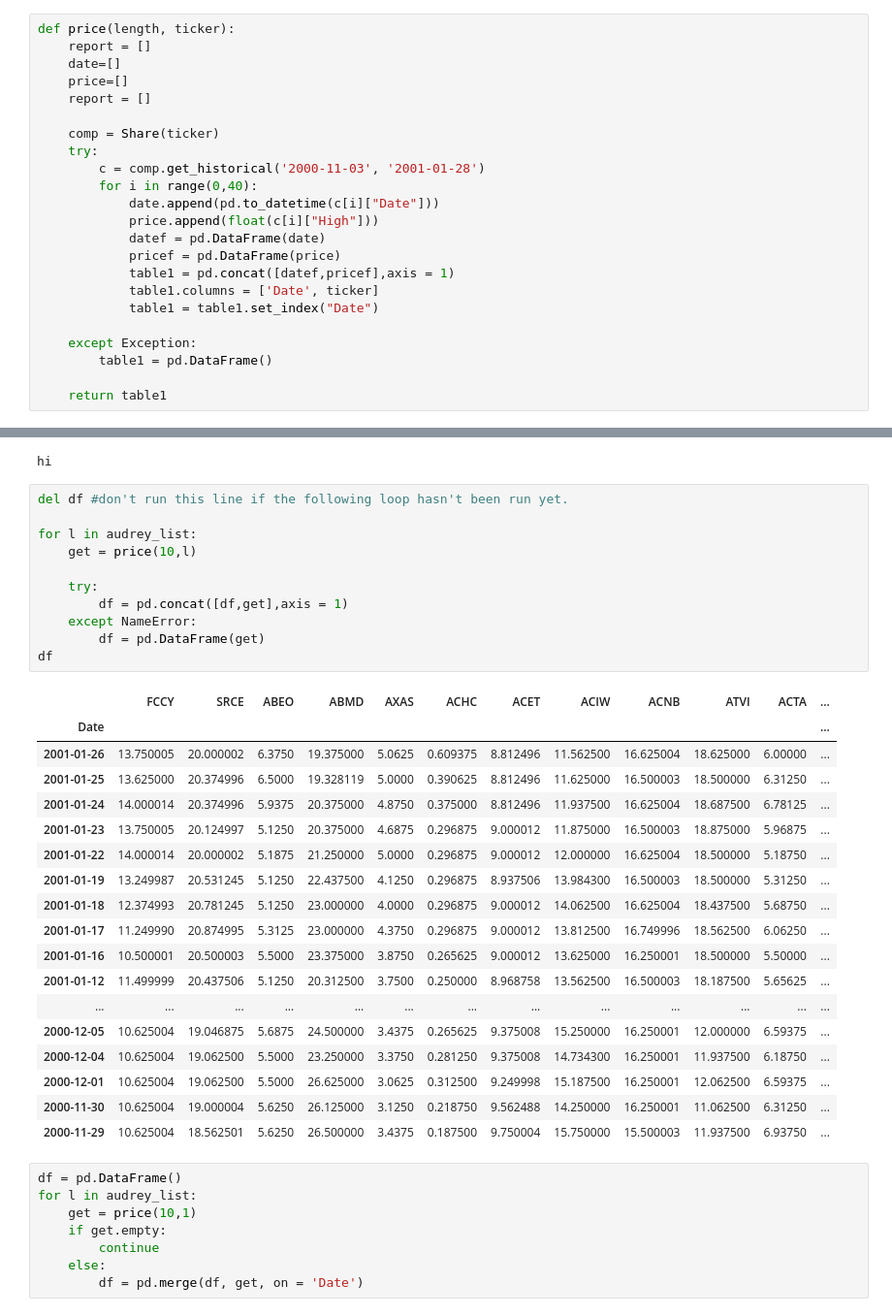
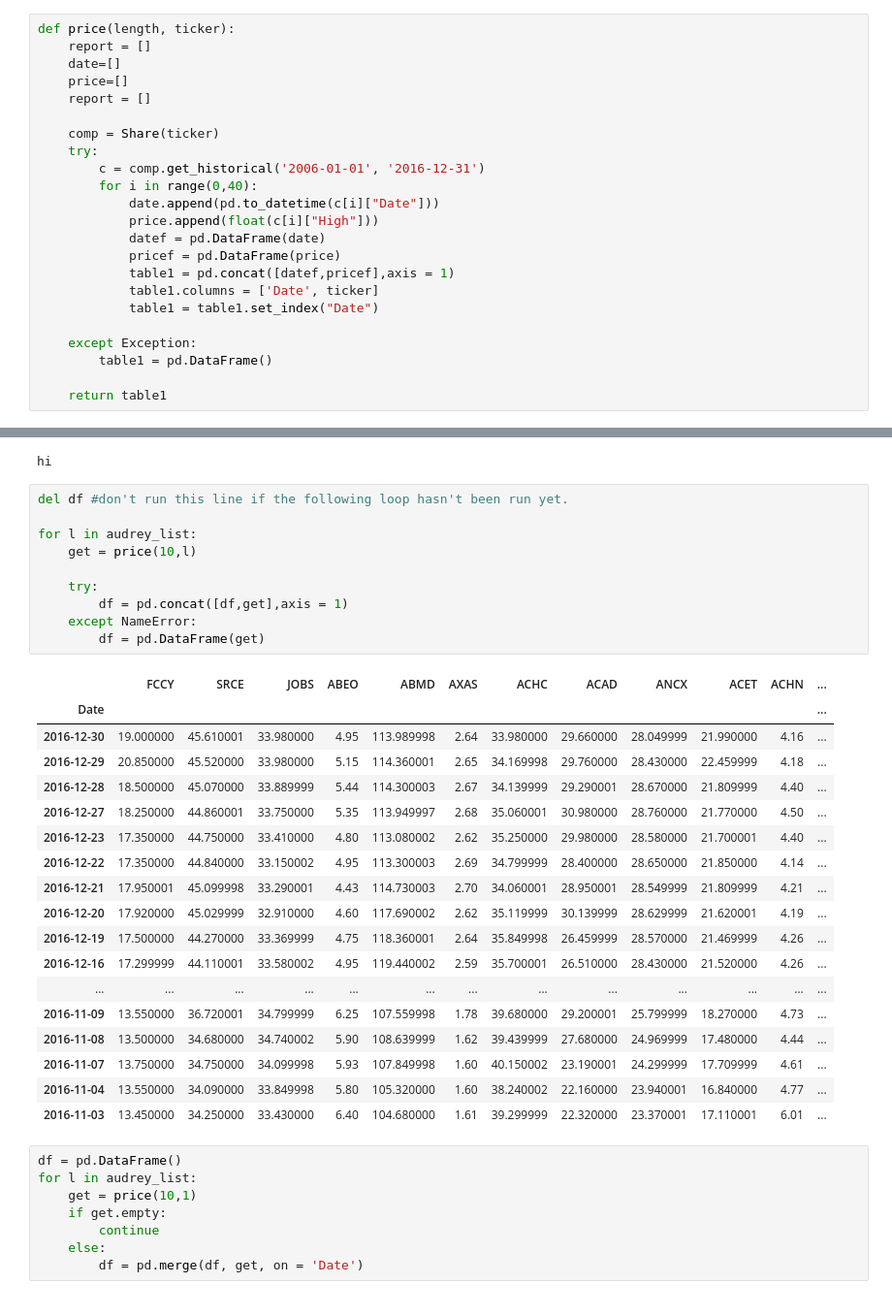
Before and after one commit to weiwang0531/stock-index, a Jupyter notebook: Project.ipynb, the cells around one changed output, grey strips where cells are left out. Shown at 97% size. Cells and saved outputs as stored; diff of their text form.

```diff
--- a/Project.ipynb
+++ b/Project.ipynb
@@ -36,7 +36,7 @@ def price(length, ticker):
 
     comp = Share(ticker)
     try:
-        c = comp.get_historical('2000-11-03', '2001-01-28')
+        c = comp.get_historical('2006-01-01', '2016-12-31')
         for i in range(0,40):
             date.append(pd.to_datetime(c[i]["Date"]))
             price.append(float(c[i]["High"]))
@@ -97,33 +97,32 @@ hi
 # %%
 del df #don't run this line if the following loop hasn't been run yet.
 
 for l in audrey_list:
     get = price(10,l)
 
     try:
         df = pd.concat([df,get],axis = 1)
     except NameError:
         df = pd.DataFrame(get)
-df
 # %% [output]
-|  | FCCY | SRCE | ABEO | ABMD | AXAS | ACHC | ACET | ACIW | ACNB | ATVI | ACTA | ... |
+|  | FCCY | SRCE | JOBS | ABEO | ABMD | AXAS | ACHC | ACAD | ANCX | ACET | ACHN | ... |
 | Date |  |  |  |  |  |  |  |  |  |  |  | ... |
-| 2001-01-26 | 13.750005 | 20.000002 | 6.3750 | 19.375000 | 5.0625 | 0.609375 | 8.812496 | 11.562500 | 16.625004 | 18.625000 | 6.00000 | ... |
-| 2001-01-25 | 13.625000 | 20.374996 | 6.5000 | 19.328119 | 5.0000 | 0.390625 | 8.812496 | 11.625000 | 16.500003 | 18.500000 | 6.31250 | ... |
-| 2001-01-24 | 14.000014 | 20.374996 | 5.9375 | 20.375000 | 4.8750 | 0.375000 | 8.812496 | 11.937500 | 16.625004 | 18.687500 | 6.78125 | ... |
-| 2001-01-23 | 13.750005 | 20.124997 | 5.1250 | 20.375000 | 4.6875 | 0.296875 | 9.000012 | 11.875000 | 16.500003 | 18.875000 | 5.96875 | ... |
-| 2001-01-22 | 14.000014 | 20.000002 | 5.1875 | 21.250000 | 5.0000 | 0.296875 | 9.000012 | 12.000000 | 16.625004 | 18.500000 | 5.18750 | ... |
-| 2001-01-19 | 13.249987 | 20.531245 | 5.1250 | 22.437500 | 4.1250 | 0.296875 | 8.937506 | 13.984300 | 16.500003 | 18.500000 | 5.31250 | ... |
-| 2001-01-18 | 12.374993 | 20.781245 | 5.1250 | 23.000000 | 4.0000 | 0.296875 | 9.000012 | 14.062500 | 16.625004 | 18.437500 | 5.68750 | ... |
-| 2001-01-17 | 11.249990 | 20.874995 | 5.3125 | 23.000000 | 4.3750 | 0.296875 | 9.000012 | 13.812500 | 16.749996 | 18.562500 | 6.06250 | ... |
-| 2001-01-16 | 10.500001 | 20.500003 | 5.5000 | 23.375000 | 3.8750 | 0.265625 | 9.000012 | 13.625000 | 16.250001 | 18.500000 | 5.50000 | ... |
-| 2001-01-12 | 11.499999 | 20.437506 | 5.1250 | 20.312500 | 3.7500 | 0.250000 | 8.968758 | 13.562500 | 16.500003 | 18.187500 | 5.65625 | ... |
+| 2016-12-30 | 19.000000 | 45.610001 | 33.980000 | 4.95 | 113.989998 | 2.64 | 33.980000 | 29.660000 | 28.049999 | 21.990000 | 4.16 | ... |
+| 2016-12-29 | 20.850000 | 45.520000 | 33.980000 | 5.15 | 114.360001 | 2.65 | 34.169998 | 29.760000 | 28.430000 | 22.459999 | 4.18 | ... |
+| 2016-12-28 | 18.500000 | 45.070000 | 33.889999 | 5.44 | 114.300003 | 2.67 | 34.139999 | 29.290001 | 28.670000 | 21.809999 | 4.40 | ... |
+| 2016-12-27 | 18.250000 | 44.860001 | 33.750000 | 5.35 | 113.949997 | 2.68 | 35.060001 | 30.980000 | 28.760000 | 21.770000 | 4.50 | ... |
+| 2016-12-23 | 17.350000 | 44.750000 | 33.410000 | 4.80 | 113.080002 | 2.62 | 35.250000 | 29.980000 | 28.580000 | 21.700001 | 4.40 | ... |
+| 2016-12-22 | 17.350000 | 44.840000 | 33.150002 | 4.95 | 113.300003 | 2.69 | 34.799999 | 28.400000 | 28.650000 | 21.850000 | 4.14 | ... |
+| 2016-12-21 | 17.950001 | 45.099998 | 33.290001 | 4.43 | 114.730003 | 2.70 | 34.060001 | 28.950001 | 28.549999 | 21.809999 | 4.21 | ... |
+| 2016-12-20 | 17.920000 | 45.029999 | 32.910000 | 4.60 | 117.690002 | 2.62 | 35.119999 | 30.139999 | 28.629999 | 21.620001 | 4.19 | ... |
+| 2016-12-19 | 17.500000 | 44.270000 | 33.369999 | 4.75 | 118.360001 | 2.64 | 35.849998 | 26.459999 | 28.570000 | 21.469999 | 4.26 | ... |
+| 2016-12-16 | 17.299999 | 44.110001 | 33.580002 | 4.95 | 119.440002 | 2.59 | 35.700001 | 26.510000 | 28.430000 | 21.520000 | 4.26 | ... |
 | ... | ... | ... | ... | ... | ... | ... | ... | ... | ... | ... | ... | ... |
-| 2000-12-05 | 10.625004 | 19.046875 | 5.6875 | 24.500000 | 3.4375 | 0.265625 | 9.375008 | 15.250000 | 16.250001 | 12.000000 | 6.59375 | ... |
-| 2000-12-04 | 10.625004 | 19.062500 | 5.5000 | 23.250000 | 3.3750 | 0.281250 | 9.375008 | 14.734300 | 16.250001 | 11.937500 | 6.18750 | ... |
-| 2000-12-01 | 10.625004 | 19.062500 | 5.5000 | 26.625000 | 3.0625 | 0.312500 | 9.249998 | 15.187500 | 16.250001 | 12.062500 | 6.59375 | ... |
-| 2000-11-30 | 10.625004 | 19.000004 | 5.6250 | 26.125000 | 3.1250 | 0.218750 | 9.562488 | 14.250000 | 16.250001 | 11.062500 | 6.31250 | ... |
-| 2000-11-29 | 10.625004 | 18.562501 | 5.6250 | 26.500000 | 3.4375 | 0.187500 | 9.750004 | 15.750000 | 15.500003 | 11.937500 | 6.93750 | ... |
+| 2016-11-09 | 13.550000 | 36.720001 | 34.799999 | 6.25 | 107.559998 | 1.78 | 39.680000 | 29.200001 | 25.799999 | 18.270000 | 4.73 | ... |
+| 2016-11-08 | 13.500000 | 34.680000 | 34.740002 | 5.90 | 108.639999 | 1.62 | 39.439999 | 27.680000 | 24.969999 | 17.480000 | 4.44 | ... |
+| 2016-11-07 | 13.750000 | 34.750000 | 34.099998 | 5.93 | 107.849998 | 1.60 | 40.150002 | 23.190001 | 24.299999 | 17.709999 | 4.61 | ... |
+| 2016-11-04 | 13.550000 | 34.090000 | 33.849998 | 5.80 | 105.320000 | 1.60 | 38.240002 | 22.160000 | 23.940001 | 16.840000 | 4.77 | ... |
+| 2016-11-03 | 13.450000 | 34.250000 | 33.430000 | 6.40 | 104.680000 | 1.61 | 39.299999 | 22.320000 | 23.370001 | 17.110001 | 6.01 | ... |
 # %%
 df = pd.DataFrame()
 for l in audrey_list:
```
Also changed, not shown: parts of 1 cell of this notebook.
